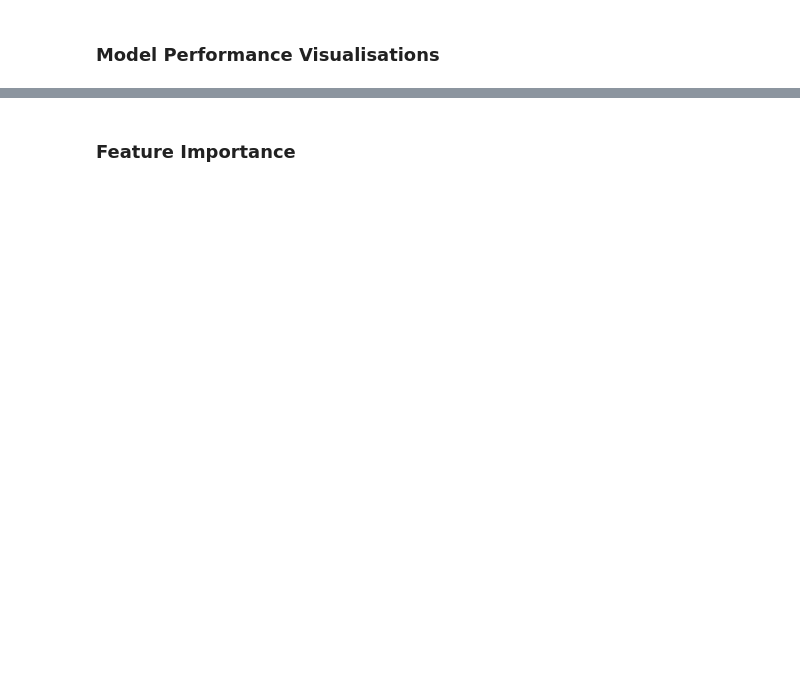
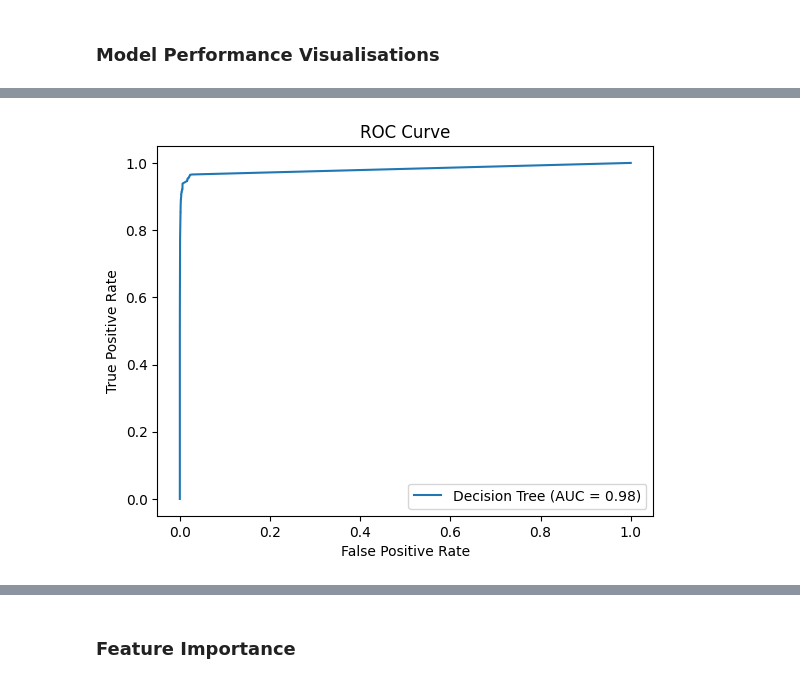
Before and after one commit to BaguetteJet/Fraud-Transaction-Detection, a Jupyter notebook: notebooks/desicision_tree_books/DecisonTree.ipynb, the cells around one changed output, grey strips where cells are left out. Drawn from its saved outputs; the diff is of its cells as text; code cells hidden in the pictures; blank space fills up the shorter version.

```diff
--- a/notebooks/desicision_tree_books/DecisonTree.ipynb
+++ b/notebooks/desicision_tree_books/DecisonTree.ipynb
@@ -188,13 +226,15 @@ plt.show()
 # %%
 fpr, tpr, _ = roc_curve(y_test, probs)
 
-plt.plot(fpr, tpr, label=f'Decision Tree (AUC = {auc:.2f})')
+plt.plot(fpr, tpr, label=f'Decision Tree (AUC = {roc_auc:.2f})')
 plt.xlabel('False Positive Rate')
 plt.ylabel('True Positive Rate')
 plt.title('ROC Curve')
 plt.legend()
 plt.savefig(f'{IMAGE_DIR}/roc_curve_test.svg')
 plt.show()
+# %% [output]
+[figure, added]
 # %%
 precision, recall, _ = precision_recall_curve(y_test, probs)
 
```
Also changed, not shown: parts of 9 cells of this notebook, 24 other files.
